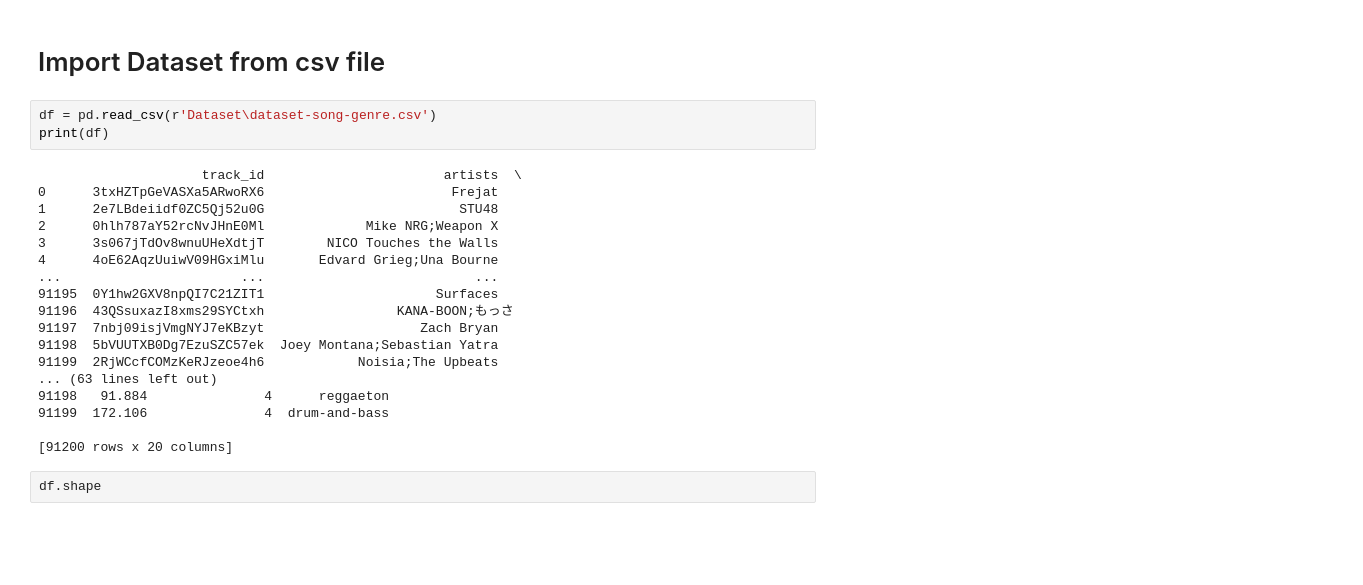
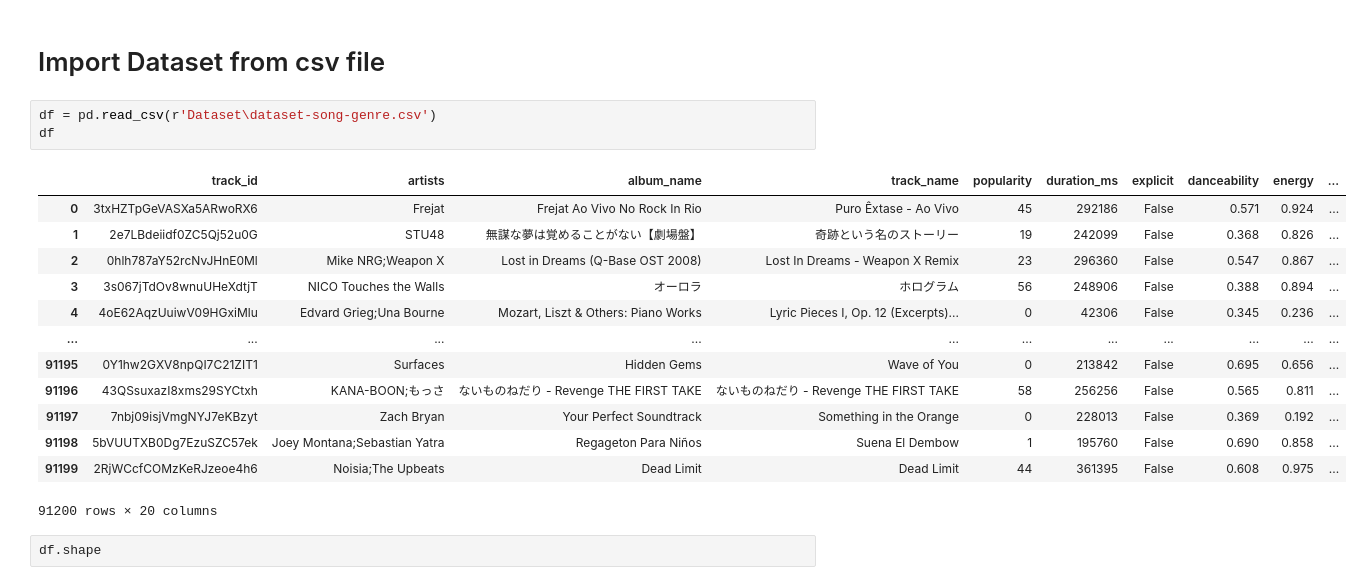
Before and after one commit to BMB0/Assignment-5, a Jupyter notebook: Assignment_5.ipynb, the cells around one changed output. Cells and saved outputs as stored; diff of their text form; blank space fills up the shorter version.

```diff
--- a/Assignment_5.ipynb
+++ b/Assignment_5.ipynb
@@ -19,25 +19,21 @@ print(tf.__version__)
 # Import Dataset from csv file
 # %%
 df = pd.read_csv(r'Dataset\dataset-song-genre.csv')
-print(df)
+df
 # %% [output]
+|  | track_id | artists | album_name | track_name | popularity | duration_ms | explicit | danceability | energy | ... |
+| 0 | 3txHZTpGeVASXa5ARwoRX6 | Frejat | Frejat Ao Vivo No Rock In Rio | Puro Êxtase - Ao Vivo | 45 | 292186 | False | 0.571 | 0.924 | ... |
+| 1 | 2e7LBdeiidf0ZC5Qj52u0G | STU48 | 無謀な夢は覚めることがない【劇場盤】 | 奇跡という名のストーリー | 19 | 242099 | False | 0.368 | 0.826 | ... |
+| 2 | 0hlh787aY52rcNvJHnE0Ml | Mike NRG;Weapon X | Lost in Dreams (Q-Base OST 2008) | Lost In Dreams - Weapon X Remix | 23 | 296360 | False | 0.547 | 0.867 | ... |
+| 3 | 3s067jTdOv8wnuUHeXdtjT | NICO Touches the Walls | オーロラ | ホログラム | 56 | 248906 | False | 0.388 | 0.894 | ... |
+| 4 | 4oE62AqzUuiwV09HGxiMlu | Edvard Grieg;Una Bourne | Mozart, Liszt & Others: Piano Works | Lyric Pieces I, Op. 12 (Excerpts)... | 0 | 42306 | False | 0.345 | 0.236 | ... |
+| ... | ... | ... | ... | ... | ... | ... | ... | ... | ... | ... |
+| 91195 | 0Y1hw2GXV8npQI7C21ZIT1 | Surfaces | Hidden Gems | Wave of You | 0 | 213842 | False | 0.695 | 0.656 | ... |
+| 91196 | 43QSsuxazI8xms29SYCtxh | KANA-BOON;もっさ | ないものねだり - Revenge THE FIRST TAKE | ないものねだり - Revenge THE FIRST TAKE | 58 | 256256 | False | 0.565 | 0.811 | ... |
+| 91197 | 7nbj09isjVmgNYJ7eKBzyt | Zach Bryan | Your Perfect Soundtrack | Something in the Orange | 0 | 228013 | False | 0.369 | 0.192 | ... |
+| 91198 | 5bVUUTXB0Dg7EzuSZC57ek | Joey Montana;Sebastian Yatra | Regageton Para Niños | Suena El Dembow | 1 | 195760 | False | 0.690 | 0.858 | ... |
+| 91199 | 2RjWCcfCOMzKeRJzeoe4h6 | Noisia;The Upbeats | Dead Limit | Dead Limit | 44 | 361395 | False | 0.608 | 0.975 | ... |
-                     track_id                       artists  \
-0      3txHZTpGeVASXa5ARwoRX6                        Frejat
-1      2e7LBdeiidf0ZC5Qj52u0G                         STU48
-2      0hlh787aY52rcNvJHnE0Ml             Mike NRG;Weapon X
-3      3s067jTdOv8wnuUHeXdtjT        NICO Touches the Walls
-4      4oE62AqzUuiwV09HGxiMlu       Edvard Grieg;Una Bourne
-...                       ...                           ...
-91195  0Y1hw2GXV8npQI7C21ZIT1                      Surfaces
-91196  43QSsuxazI8xms29SYCtxh                 KANA-BOON;もっさ
-91197  7nbj09isjVmgNYJ7eKBzyt                    Zach Bryan
-91198  5bVUUTXB0Dg7EzuSZC57ek  Joey Montana;Sebastian Yatra
-91199  2RjWCcfCOMzKeRJzeoe4h6            Noisia;The Upbeats
-... (63 lines left out)
-91198   91.884               4      reggaeton
-91199  172.106               4  drum-and-bass
-
-[91200 rows x 20 columns]
+91200 rows × 20 columns
 # %%
 df.shape
 # %% [output]
```
Also changed, not shown: parts of 29 cells of this notebook.
